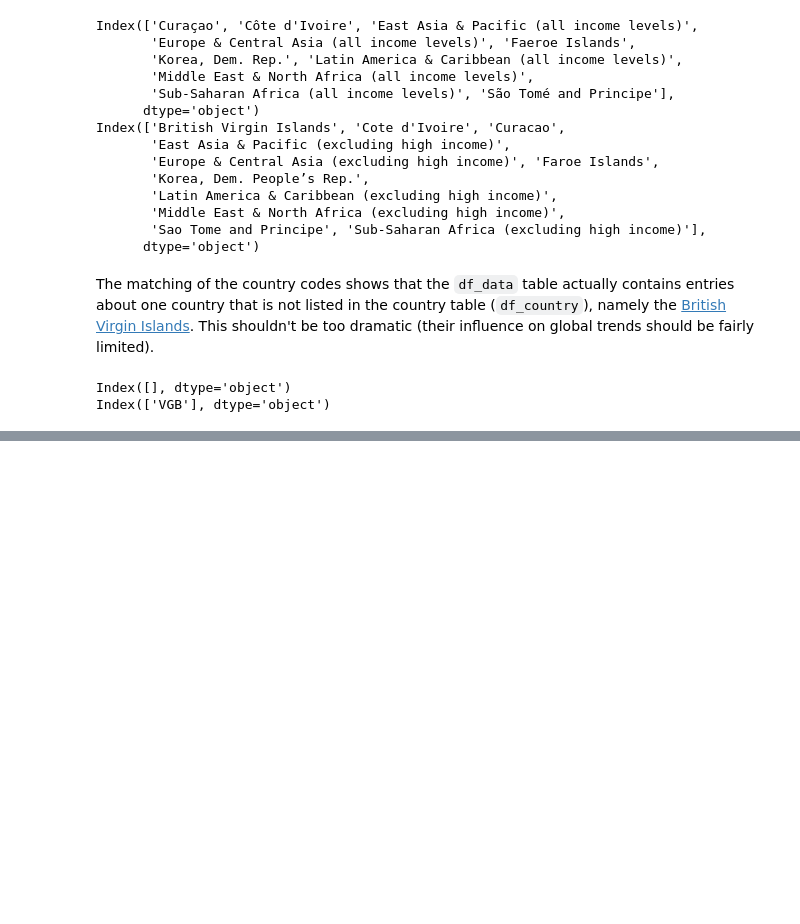
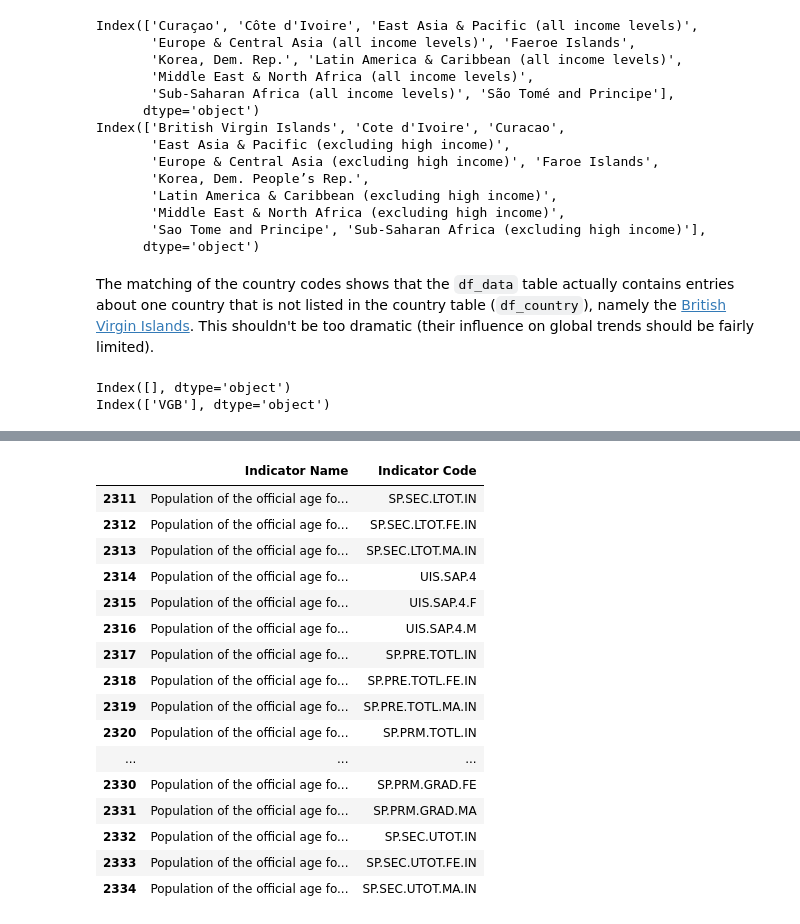
Before and after one commit to felixnext/ds_global-education, a Jupyter notebook: 11_exp_edstats.ipynb, the cells around one changed output, grey strips where cells are left out. Cells and saved outputs as stored; diff of their text form; code cells hidden in the pictures; blank space fills up the shorter version.

```diff
--- a/11_exp_edstats.ipynb
+++ b/11_exp_edstats.ipynb
@@ -184,0 +198,4 @@ Our next goal is to identify the indicators that are relevant for our questions
+# %%
+# select list of all indicators
+df_inds = df_data.iloc[:, 2:4].drop_duplicates()
+df_inds.head()
@@ -184,0 +220,22 @@ Our next goal is to identify the indicators that are relevant for our questions
+# %%
+# search for population applicable to education
+df_inds[df_inds['Indicator Name'].str.contains('Population of the official age .* education', regex=True)]
+# this can in turn be combined with total education
+# %% [output]
+|  | Indicator Name | Indicator Code |
+| 2311 | Population of the official age fo... | SP.SEC.LTOT.IN |
+| 2312 | Population of the official age fo... | SP.SEC.LTOT.FE.IN |
+| 2313 | Population of the official age fo... | SP.SEC.LTOT.MA.IN |
+| 2314 | Population of the official age fo... | UIS.SAP.4 |
+| 2315 | Population of the official age fo... | UIS.SAP.4.F |
+| 2316 | Population of the official age fo... | UIS.SAP.4.M |
+| 2317 | Population of the official age fo... | SP.PRE.TOTL.IN |
+| 2318 | Population of the official age fo... | SP.PRE.TOTL.FE.IN |
+| 2319 | Population of the official age fo... | SP.PRE.TOTL.MA.IN |
+| 2320 | Population of the official age fo... | SP.PRM.TOTL.IN |
+| ... | ... | ... |
+| 2330 | Population of the official age fo... | SP.PRM.GRAD.FE |
+| 2331 | Population of the official age fo... | SP.PRM.GRAD.MA |
+| 2332 | Population of the official age fo... | SP.SEC.UTOT.IN |
+| 2333 | Population of the official age fo... | SP.SEC.UTOT.FE.IN |
+| 2334 | Population of the official age fo... | SP.SEC.UTOT.MA.IN |
```
Also changed, not shown: parts of 12 cells of this notebook, 1 other file.
